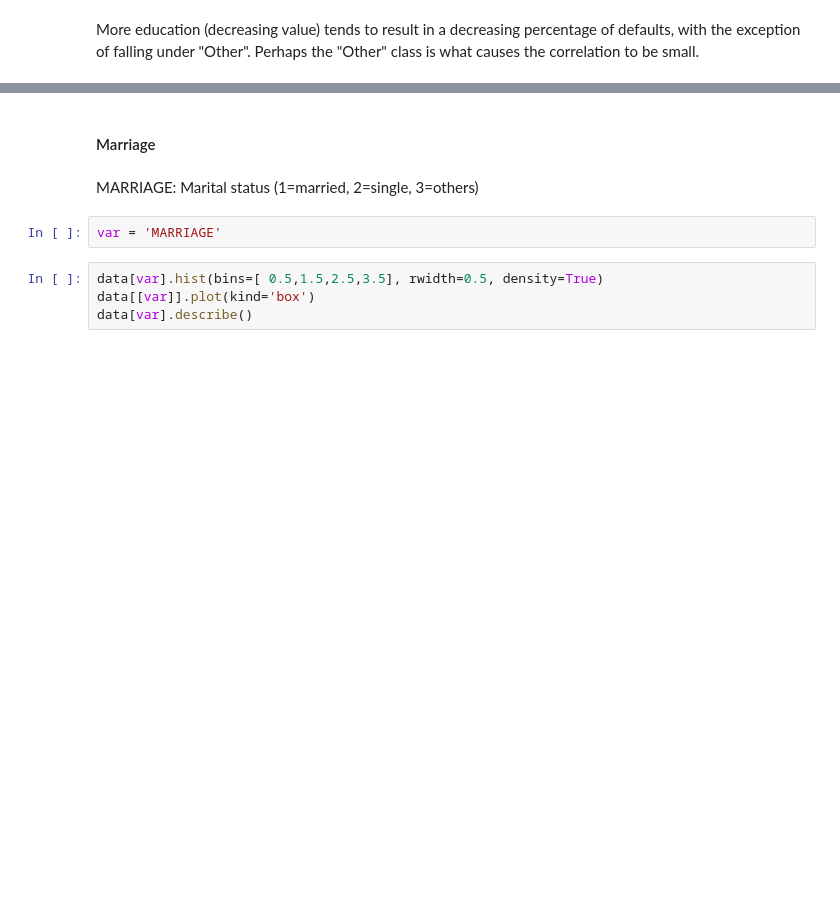
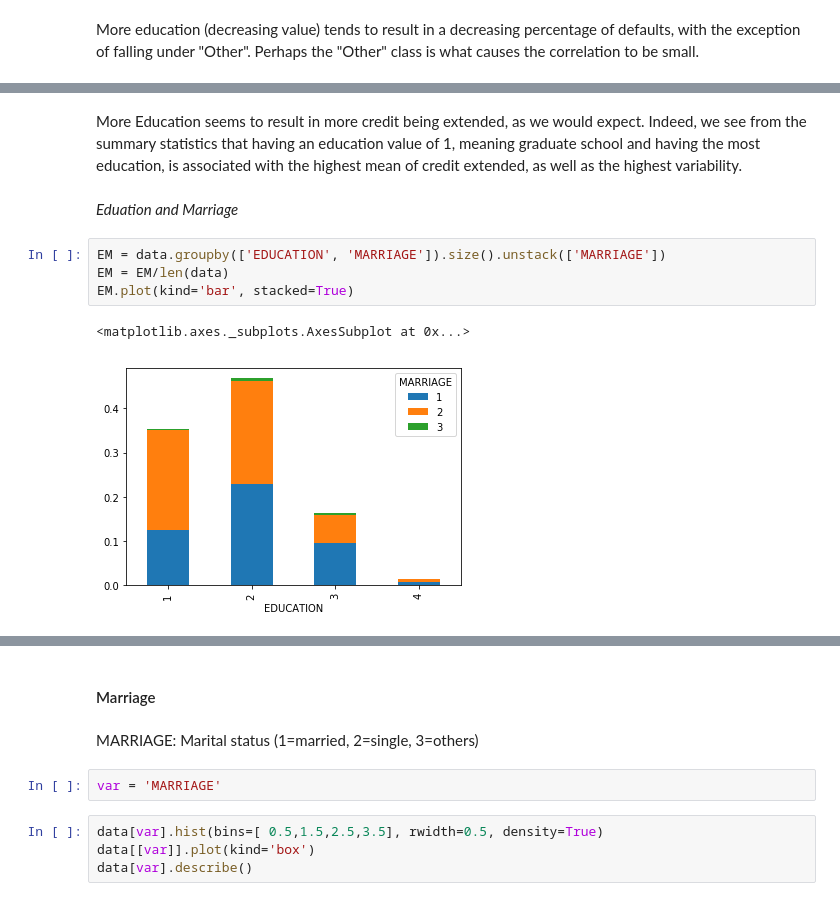
Before and after one commit to gblinick/Predicting-Credit-Card-Default-in-sci-kit-learn, a Jupyter notebook: EDA/EDA Scratchpad.ipynb, the cells around one changed output, grey strips where cells are left out. Saved outputs shown, nothing was run; the diff lists cells and outputs as text; blank space fills up the shorter version.

```diff
--- a/EDA/EDA Scratchpad.ipynb
+++ b/EDA/EDA Scratchpad.ipynb
@@ -552,0 +422,11 @@ More education (decreasing value) tends to result in a decreasing percentage of
+# %% [markdown]
+More Education seems to result in more credit being extended, as we would expect. Indeed, we see from the summary statistics that having an education value of 1, meaning graduate school and having the most education, is associated with the highest mean of credit extended, as well as the highest variability.
+# %% [markdown]
+*Eduation and Marriage*
+# %%
+EM = data.groupby(['EDUCATION', 'MARRIAGE']).size().unstack(['MARRIAGE'])
+EM = EM/len(data)
+EM.plot(kind='bar', stacked=True)
+# %% [output]
+<matplotlib.axes._subplots.AxesSubplot at 0x...>
+[figure, added]
```
Also changed, not shown: parts of 66 cells of this notebook.
